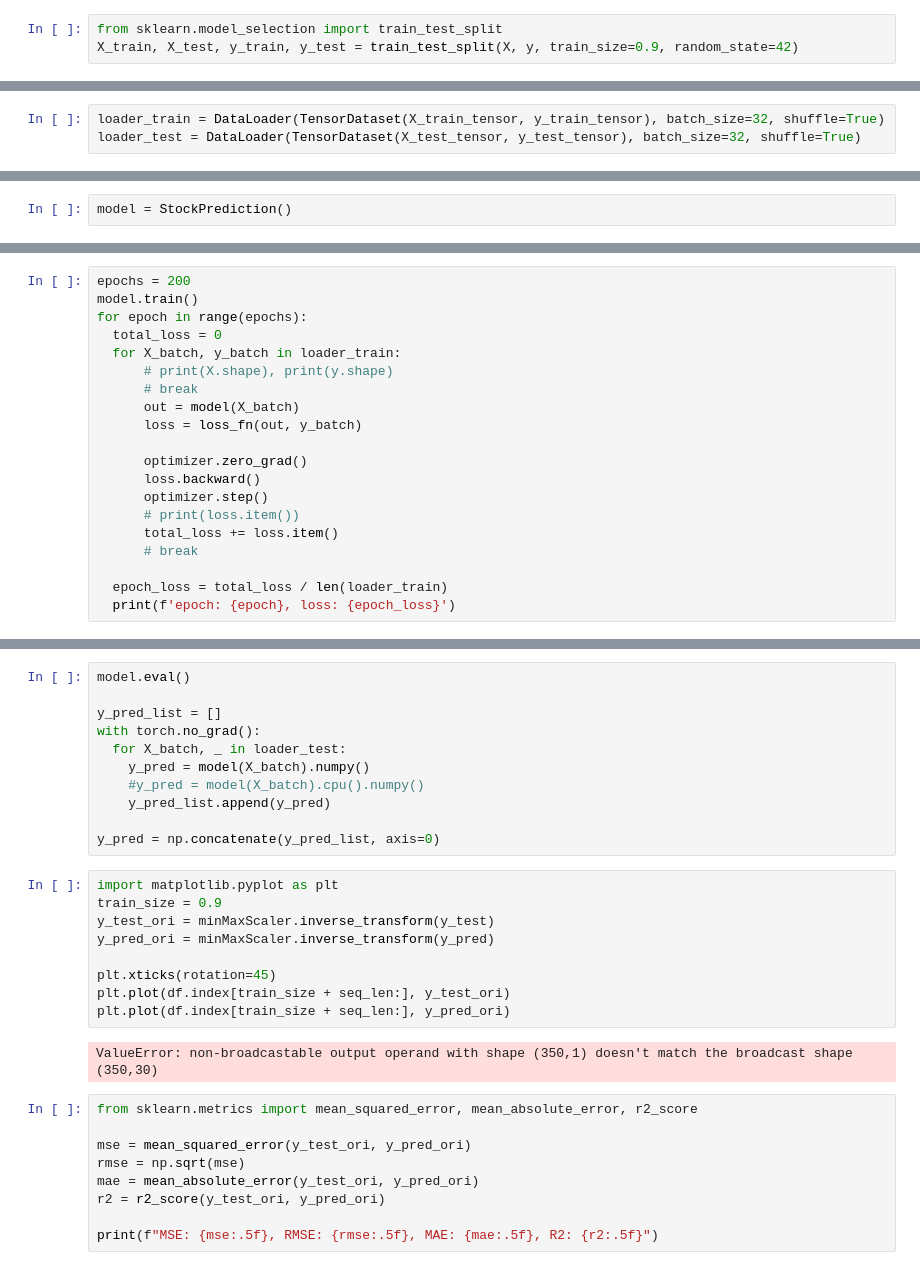
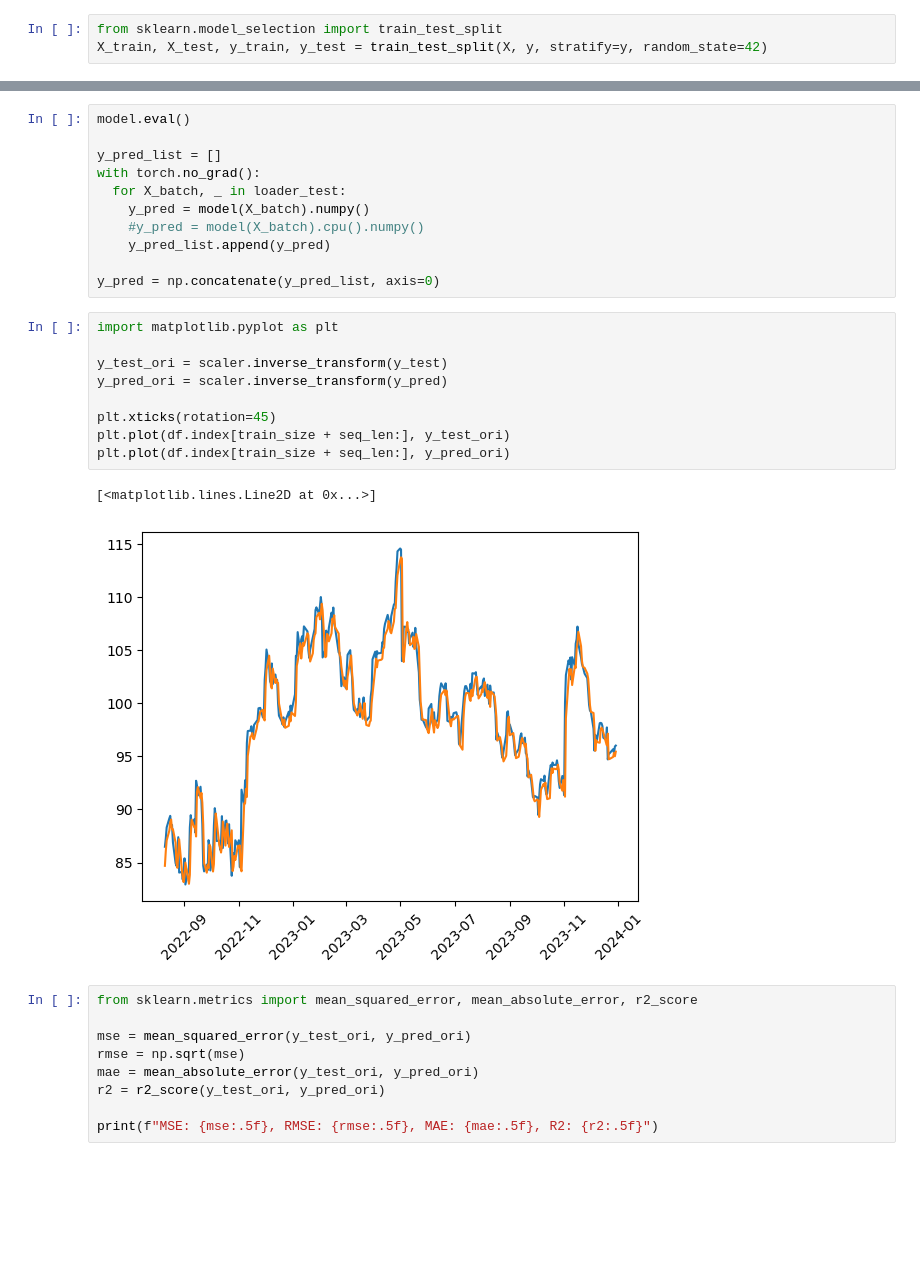
Before and after one commit to iambean-git/K_Digital_8_workspace, a Jupyter notebook: workspace_python_AI/03.DeepLearning/assignment/ktrain8_Time_Series_Prediction_Starbucks_Stock_Price_Analysis_with_LSTM.ipynb, the cells around one changed output, grey strips where cells are left out. Saved outputs shown, nothing was run; the diff lists cells and outputs as text; blank space fills up the shorter version.

```diff
--- a/workspace_python_AI/03.DeepLearning/assignment/ktrain8_Time_Series_Prediction_Starbucks_Stock_Price_Analysis_with_LSTM.ipynb
+++ b/workspace_python_AI/03.DeepLearning/assignment/ktrain8_Time_Series_Prediction_Starbucks_Stock_Price_Analysis_with_LSTM.ipynb
@@ -521,3 +498,3 @@ X.shape, y.shape
 # %%
 from sklearn.model_selection import train_test_split
-X_train, X_test, y_train, y_test = train_test_split(X, y, train_size=0.9, random_state=42)
+X_train, X_test, y_train, y_test = train_test_split(X, y, stratify=y, random_state=42)
@@ -532,3 +507,0 @@ X_test_tensor, y_test_tensor = torch.tensor(X_test).float(), torch.tensor(y_test
-# %%
-loader_train = DataLoader(TensorDataset(X_train_tensor, y_train_tensor), batch_size=32, shuffle=True)
-loader_test = DataLoader(TensorDataset(X_test_tensor, y_test_tensor), batch_size=32, shuffle=True)
@@ -550,2 +507,0 @@ class StockPrediction(nn.Module):
-# %%
-model = StockPrediction()
@@ -557,20 +507,0 @@ optimizer = optim.Adam(model.parameters())
-# %%
-epochs = 200
-model.train()
-for epoch in range(epochs):
-  total_loss = 0
-  for X_batch, y_batch in loader_train:
-      # print(X.shape), print(y.shape)
-      # break
-      out = model(X_batch)
-      loss = loss_fn(out, y_batch)
-
-      optimizer.zero_grad()
-      loss.backward()
-      optimizer.step()
-      # print(loss.item())
-      total_loss += loss.item()
-      # break
-
-  epoch_loss = total_loss / len(loader_train)
-  print(f'epoch: {epoch}, loss: {epoch_loss}')
@@ -605,15 +538,16 @@ with torch.no_grad():
 y_pred = np.concatenate(y_pred_list, axis=0)
 # %%
 import matplotlib.pyplot as plt
-train_size = 0.9
-y_test_ori = minMaxScaler.inverse_transform(y_test)
-y_pred_ori = minMaxScaler.inverse_transform(y_pred)
+
+y_test_ori = scaler.inverse_transform(y_test)
+y_pred_ori = scaler.inverse_transform(y_pred)
 
 plt.xticks(rotation=45)
 plt.plot(df.index[train_size + seq_len:], y_test_ori)
 plt.plot(df.index[train_size + seq_len:], y_pred_ori)
 # %% [output]
-ValueError: non-broadcastable output operand with shape (350,1) doesn't match the broadcast shape (350,30)
+[<matplotlib.lines.Line2D at 0x...>]
+[figure, added]
 # %%
 from sklearn.metrics import mean_squared_error, mean_absolute_error, r2_score
 
```
Also changed, not shown: parts of 24 cells of this notebook, 3 other files.
